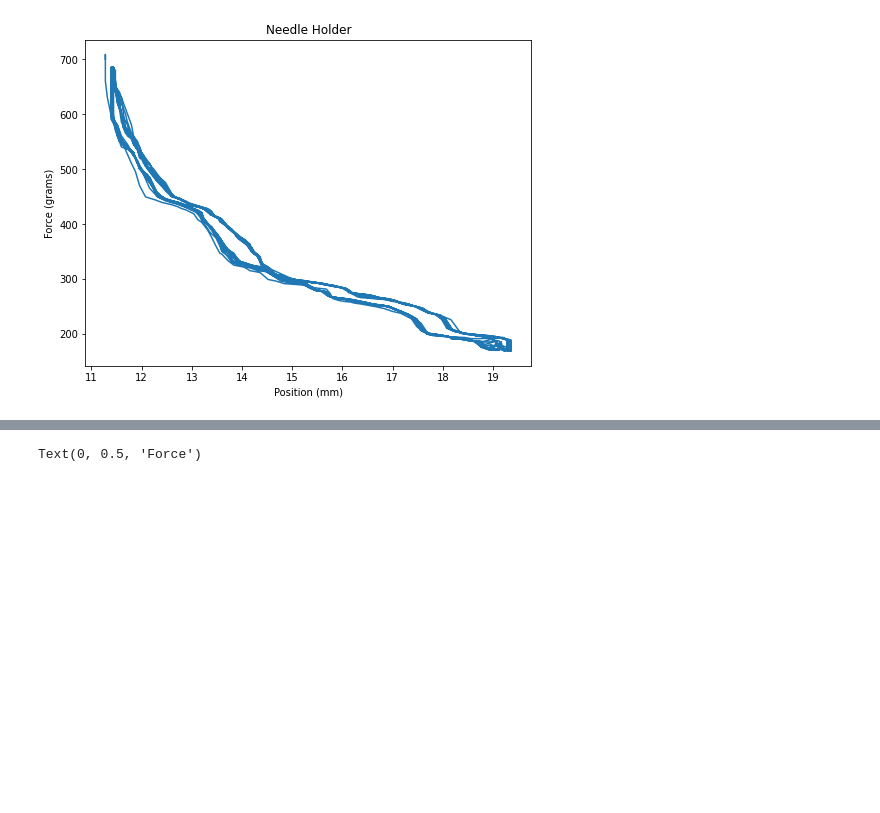
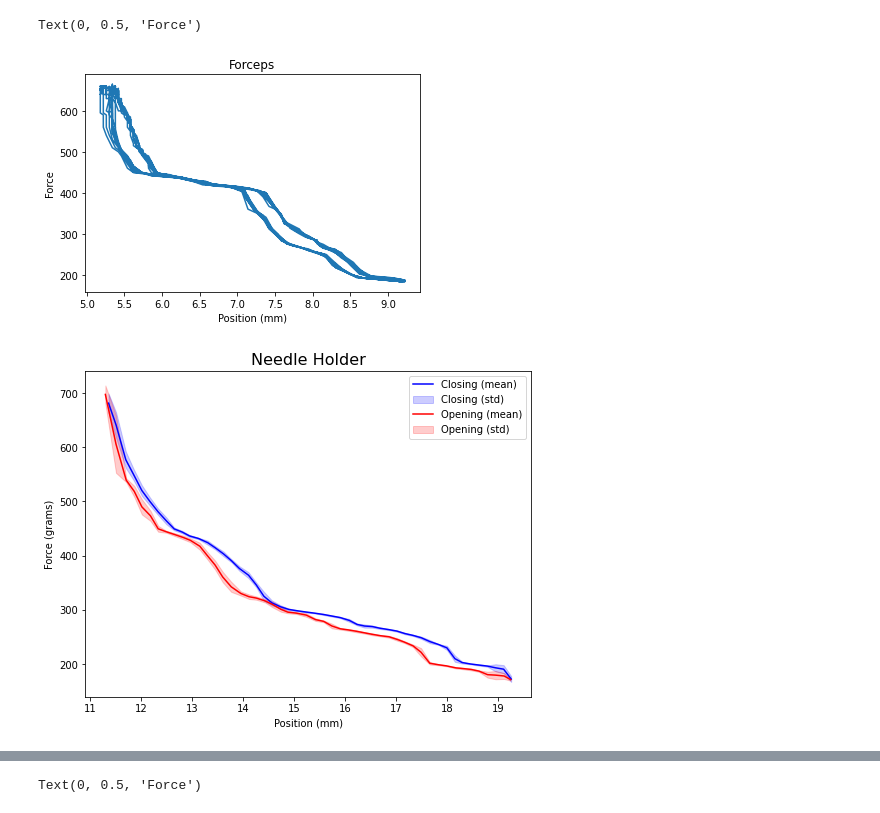
Before and after one commit to Jenirethvanessa/robotic_end-effector, a Jupyter notebook: forceplots.ipynb, the cells around one changed output, grey strips where cells are left out. Cells and saved outputs as stored; diff of their text form; code cells hidden in the pictures; blank space fills up the shorter version.

```diff
--- a/forceplots.ipynb
+++ b/forceplots.ipynb
@@ -83,7 +112,18 @@ create_plot(data_forceps_position_mm, forceps_force, title = "Forceps")
+# %%
+plt.plot(data_forceps_position_mm, forceps_force)
+plt.title("Forceps")
+plt.xlabel("Position (mm)")
+plt.ylabel("Force")
+# %% [output]
+Text(0, 0.5, 'Force')
+[figure, added]
 # %%
 data_needle_holder_position_mm = distance_to_mm(data_needle_holder["position"], b = -7.52)
 data_needle_holder_force = arduino_to_voltage(data_needle_holder["force"])
 needle_holders_force = get_force(data_needle_holder_force)
-create_plot(data_needle_holder_position_mm, needle_holders_force, title = "Needle Holder")
+
+#create_plot(data_needle_holder_position_mm, needle_holders_force, title = "Needle Holder")
+
+get_grouped_data(data_needle_holder_position_mm, needle_holders_force, tool_name = "Needle Holder" )
 # %% [output]
-[figure, old version]
+[figure, new version]
```
Also changed, not shown: parts of 9 cells of this notebook, 22 other files.
